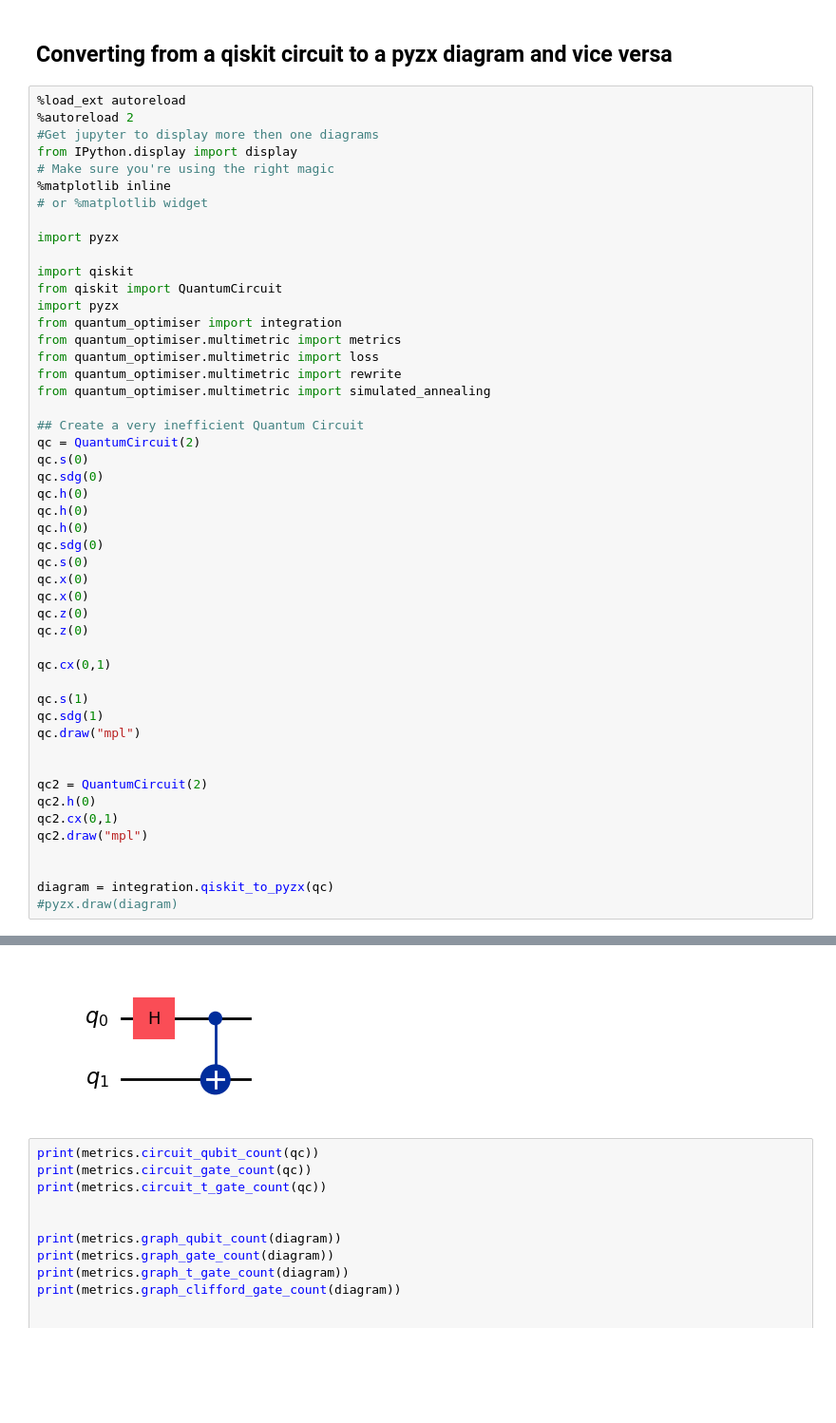
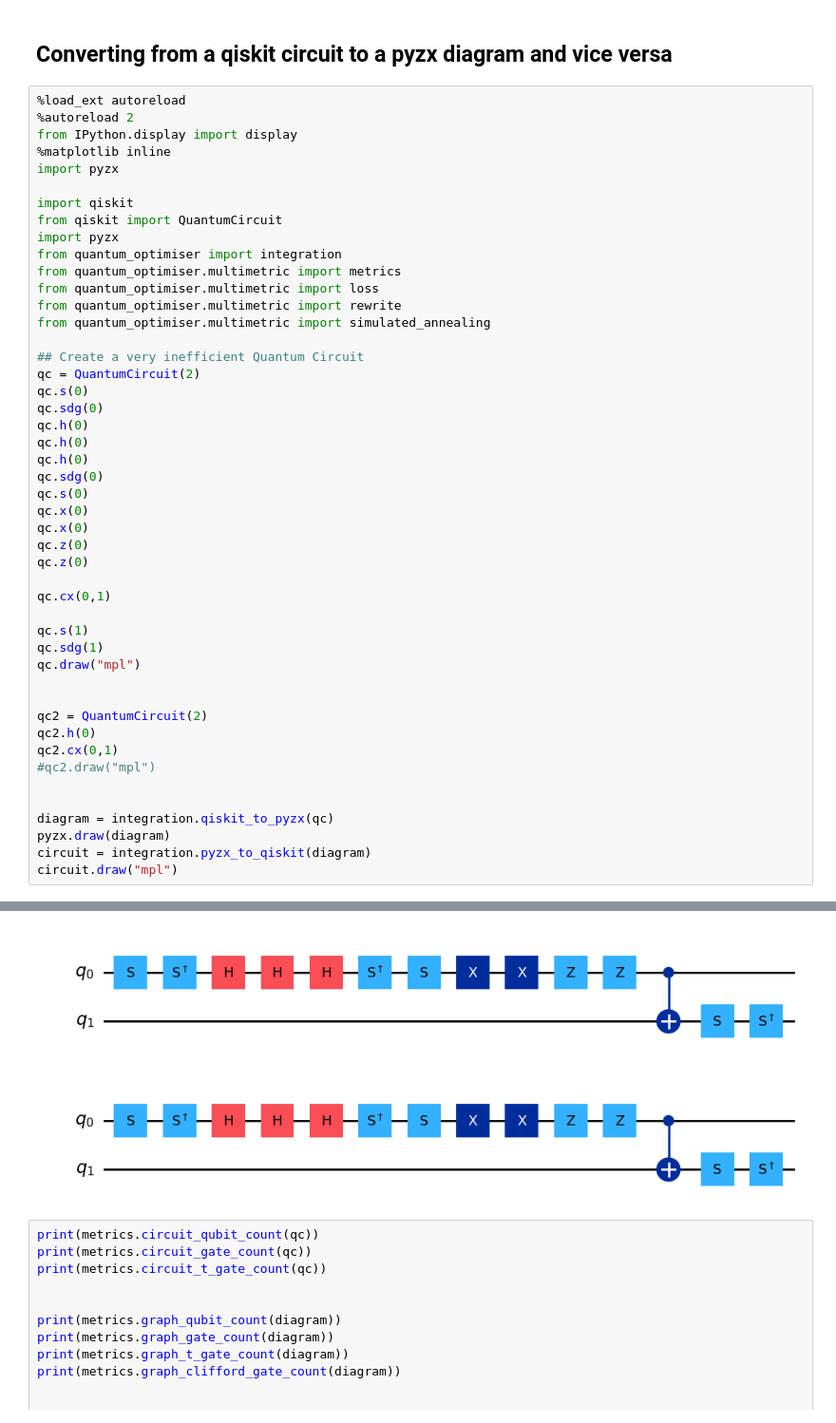
Before and after one commit to Sanj224/quantum-circuit-optimiser, a Jupyter notebook: notebooks/Documentation/documentation.ipynb, the cells around one changed output, grey strips where cells are left out. Shown at 95% size. Saved outputs shown, nothing was run; the diff lists cells and outputs as text; blank space fills up the shorter version.

```diff
--- a/notebooks/Documentation/documentation.ipynb
+++ b/notebooks/Documentation/documentation.ipynb
@@ -5,12 +5,8 @@
 # %%
 %load_ext autoreload
 %autoreload 2
-#Get jupyter to display more then one diagrams
 from IPython.display import display
-# Make sure you're using the right magic
 %matplotlib inline
-# or %matplotlib widget
-
 import pyzx
 
 import qiskit
@@ -46,9 +42,11 @@ qc.draw("mpl")
 qc2 = QuantumCircuit(2)
 qc2.h(0)
 qc2.cx(0,1)
-qc2.draw("mpl")
+#qc2.draw("mpl")
 
 
 diagram = integration.qiskit_to_pyzx(qc)
-#pyzx.draw(diagram)
+pyzx.draw(diagram)
+circuit = integration.pyzx_to_qiskit(diagram)
+circuit.draw("mpl")
 # %% [output]
@@ -57,5 +71,6 @@ The autoreload extension is already loaded. To reload it, use:
 [figure]
-[figure, old version]
+[figure, new version]
+[figure, added]
 # %%
 print(metrics.circuit_qubit_count(qc))
 print(metrics.circuit_gate_count(qc))
```
Also changed, not shown: parts of 4 cells of this notebook, 4 other files.
